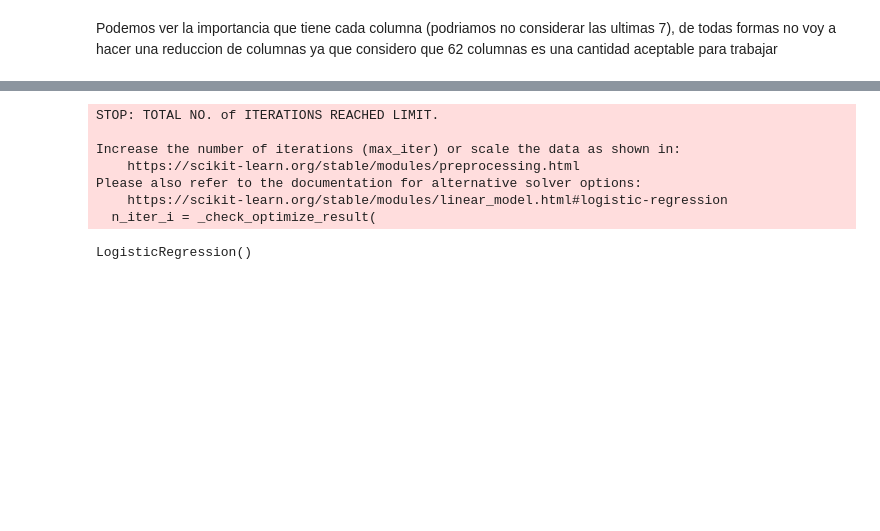
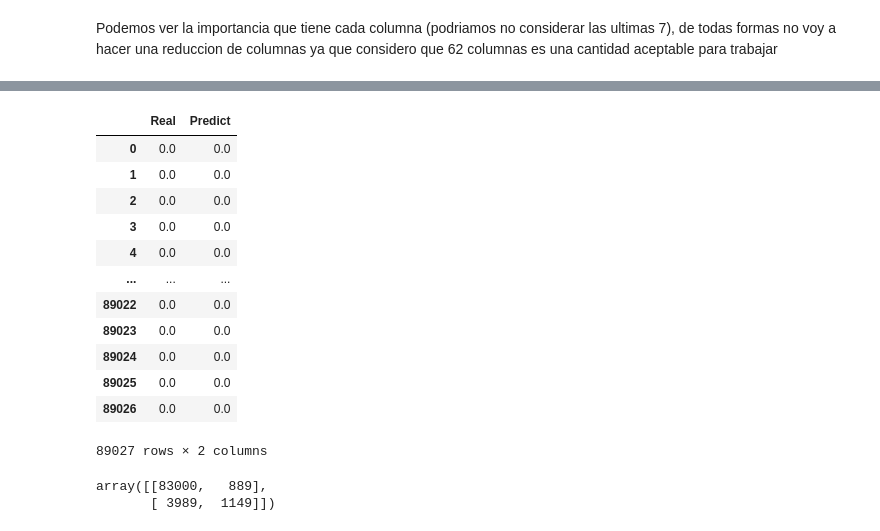
Before and after one commit to Franruaben11/HeartDisease, a Jupyter notebook: heartdiseasep1(1).ipynb, the cells around one changed output, grey strips where cells are left out. Drawn from its saved outputs; the diff is of its cells as text; code cells hidden in the pictures; blank space fills up the shorter version.

```diff
--- a/heartdiseasep1(1).ipynb
+++ b/heartdiseasep1(1).ipynb
@@ -885,8 +853,15 @@ array([-9.68481740e-01, -1.47973581e+00, -9.70110336e-01, -3.76808572e-01,
 # %%
-train_set, test_set = train_test_split(df,test_size=0.4,random_state=42)
+train_set, test_set = train_test_split(df,test_size=0.2,random_state=42)
 
 x_train = train_set.drop("HadHeartAttack", axis=1)
 y_train = pd.DataFrame(train_set["HadHeartAttack"],columns=["HadHeartAttack"])
 
 x_test = test_set.drop("HadHeartAttack", axis=1)
 y_test = pd.DataFrame(test_set["HadHeartAttack"],columns=["HadHeartAttack"])
+
+sc = StandardScaler()
+x_train = sc.fit_transform(x_train)
+x_test = sc.transform(x_test)
+
+clf = LogisticRegression()
+clf.fit(x_train, y_train)
@@ -895,13 +868,25 @@ clf = LogisticRegression()
-# %%
-clf.fit(x_train, y_train)
-# %% [output]
-STOP: TOTAL NO. of ITERATIONS REACHED LIMIT.
-
-Increase the number of iterations (max_iter) or scale the data as shown in:
-    https://scikit-learn.org/stable/modules/preprocessing.html
-Please also refer to the documentation for alternative solver options:
-    https://scikit-learn.org/stable/modules/linear_model.html#logistic-regression
-  n_iter_i = _check_optimize_result(
-LogisticRegression()
 # %%
 y_predict = clf.predict(x_test)
+# %%
+df_accuracy = pd.DataFrame({"Real": y_test.values.flatten(), "Predict": y_predict})
+# %%
+df_accuracy
+# %% [output]
+|  | Real | Predict |
+| 0 | 0.0 | 0.0 |
+| 1 | 0.0 | 0.0 |
+| 2 | 0.0 | 0.0 |
+| 3 | 0.0 | 0.0 |
+| 4 | 0.0 | 0.0 |
+| ... | ... | ... |
+| 89022 | 0.0 | 0.0 |
+| 89023 | 0.0 | 0.0 |
+| 89024 | 0.0 | 0.0 |
+| 89025 | 0.0 | 0.0 |
+| 89026 | 0.0 | 0.0 |
+89027 rows × 2 columns
+# %%
+confusion_matrix(y_test, y_predict)
+# %% [output]
+array([[83000,   889],
+       [ 3989,  1149]])
```
Also changed, not shown: parts of 37 cells of this notebook.
